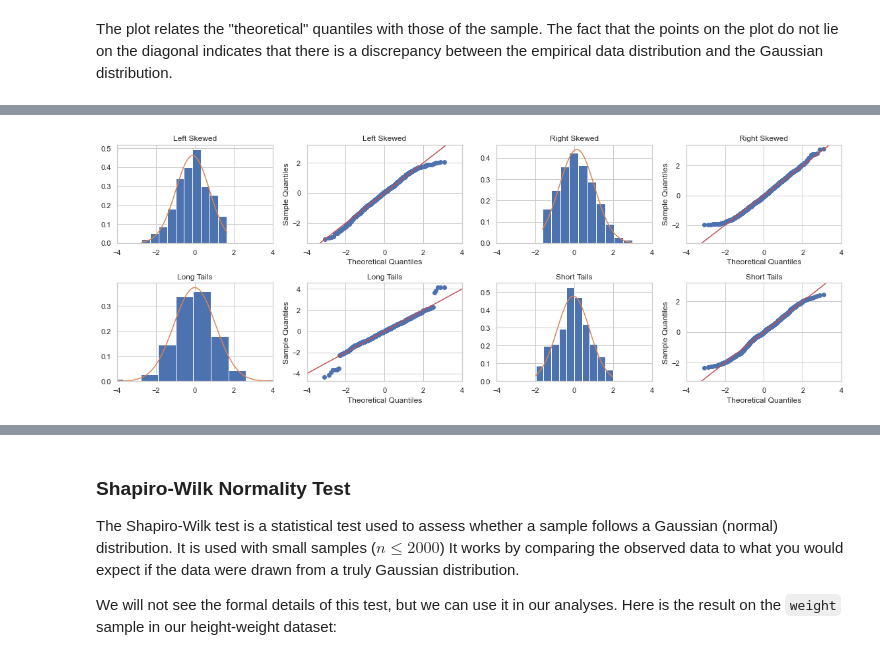
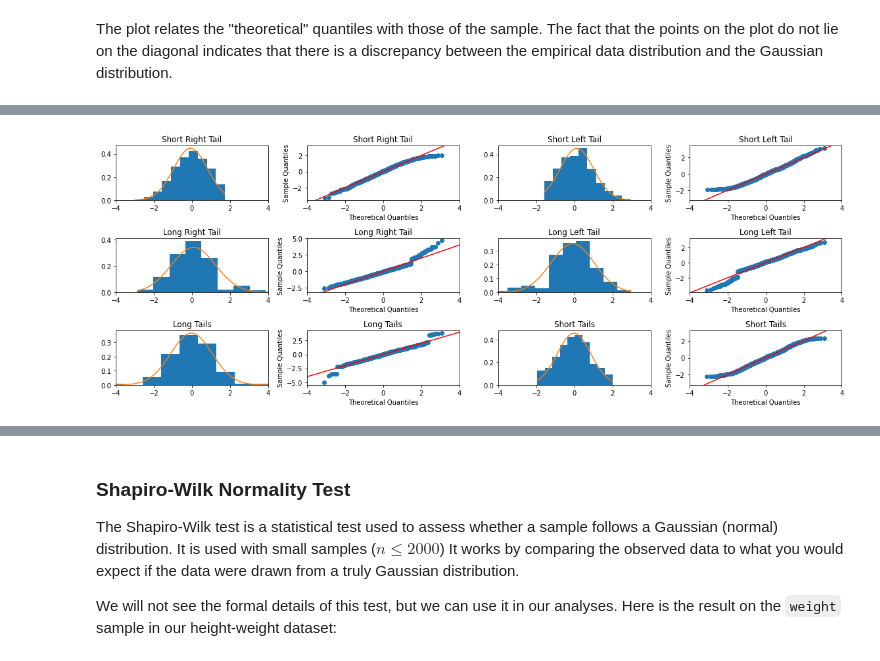
Before and after one commit to antoninofurnari/fadlecturenotes2425, a Jupyter notebook: _sources/lectures/10_statistical_inference.ipynb, the cells around one changed output, grey strips where cells are left out. Drawn from its saved outputs; the diff is of its cells as text; code cells hidden in the pictures.

```diff
--- a/_sources/lectures/10_statistical_inference.ipynb
+++ b/_sources/lectures/10_statistical_inference.ipynb
@@ -1249,60 +1305,93 @@ code_lunghe[np.abs(code_lunghe)>2.5]*=1.5 #"allunghiamo" le code
 code_corte = np.random.normal(0,1,1000)
 code_corte[np.abs(code_corte)>2]*=0.1#"accorciamo" le code
 
+code_dx_lunga = np.random.normal(0,1,1000)
+code_sx_lunga = np.random.normal(0,1,1000)
+code_dx_lunga[code_dx_lunga>1.5]*=1.5 #"allunghiamo" le code
+code_sx_lunga[code_sx_lunga<-1.5]*=1.5 #"allunghiamo" le code
+
 plt.figure(figsize=(16,6))
-plt.subplot(241)
+
+plt.subplot(341)
 plt.hist(asimmetrica_destra, density=True)
 g = norm(asimmetrica_destra.mean(),asimmetrica_destra.std())
 x=np.linspace(np.min(asimmetrica_destra),np.max(asimmetrica_destra),100)
 plt.plot(x,g.pdf(x))
-plt.title('Left Skewed')
+plt.title('Short Right Tail')
 plt.xlim([-4,4])
 
-ax=plt.subplot(242)
+ax=plt.subplot(342)
 qqplot(asimmetrica_destra, fit=True, line ='45', ax=ax)
-plt.title('Left Skewed')
+plt.title('Short Right Tail')
 plt.xlim([-4,4])
 
-plt.subplot(243)
+plt.subplot(343)
 plt.hist(asimmetrica_sinistra, density=True)
 g = norm(asimmetrica_sinistra.mean(),asimmetrica_sinistra.std())
 x=np.linspace(np.min(asimmetrica_sinistra),np.max(asimmetrica_sinistra),100)
 plt.plot(x,g.pdf(x))
-plt.title('Right Skewed')
+plt.title('Short Left Tail')
 plt.xlim([-4,4])
 
-ax=plt.subplot(244)
+ax=plt.subplot(344)
 qqplot(asimmetrica_sinistra, fit=True, line ='45', ax=ax)
-plt.title('Right Skewed')
+plt.title('Short Left Tail')
 plt.xlim([-4,4])
 
-plt.subplot(245)
+
+plt.subplot(345)
+plt.hist(code_dx_lunga, density=True)
+g = norm(code_dx_lunga.mean(),code_dx_lunga.std())
+x=np.linspace(np.min(code_dx_lunga),np.max(code_dx_lunga),100)
+plt.plot(x,g.pdf(x))
+plt.title('Long Right Tail')
+plt.xlim([-4,4])
+
+ax=plt.subplot(346)
+qqplot(code_dx_lunga, fit=True, line ='45', ax=ax)
+plt.title('Long Right Tail')
+plt.xlim([-4,4])
+
+plt.subplot(347)
+plt.hist(code_sx_lunga, density=True)
+g = norm(code_sx_lunga.mean(),code_sx_lunga.std())
+x=np.linspace(np.min(code_sx_lunga),np.max(code_sx_lunga),100)
+plt.plot(x,g.pdf(x))
+plt.title('Long Left Tail')
+plt.xlim([-4,4])
+
+ax=plt.subplot(348)
+qqplot(code_sx_lunga, fit=True, line ='45', ax=ax)
+plt.title('Long Left Tail')
+plt.xlim([-4,4])
+
+plt.subplot(349)
 plt.hist(code_lunghe, density=True)
 g = norm(code_lunghe.mean(),code_lunghe.std())
 x=np.linspace(np.min(code_lunghe),np.max(code_lunghe),100)
 plt.plot(x,g.pdf(x))
 plt.title('Long Tails')
 plt.xlim([-4,4])
 
-ax=plt.subplot(246)
+ax=plt.subplot(3,4,10)
 qqplot(code_lunghe, fit=True, line ='45', ax=ax)
 plt.title('Long Tails')
 plt.xlim([-4,4])
 
-plt.subplot(247)
+plt.subplot(3,4,11)
 plt.hist(code_corte, density=True)
 g = norm(code_corte.mean(),code_corte.std())
 x=np.linspace(np.min(code_corte),np.max(code_corte),100)
 plt.plot(x,g.pdf(x))
 plt.title('Short Tails')
 plt.xlim([-4,4])
 
-ax=plt.subplot(248)
+ax=plt.subplot(3,4,12)
 qqplot(code_corte, fit=True, line ='45', ax=ax)
 plt.title('Short Tails')
 plt.xlim([-4,4])
 
 plt.tight_layout()
 plt.show()
 # %% [output]
-[figure, old version]
+[figure, new version]
```
Also changed, not shown: parts of 7 cells of this notebook, 6 other files.
